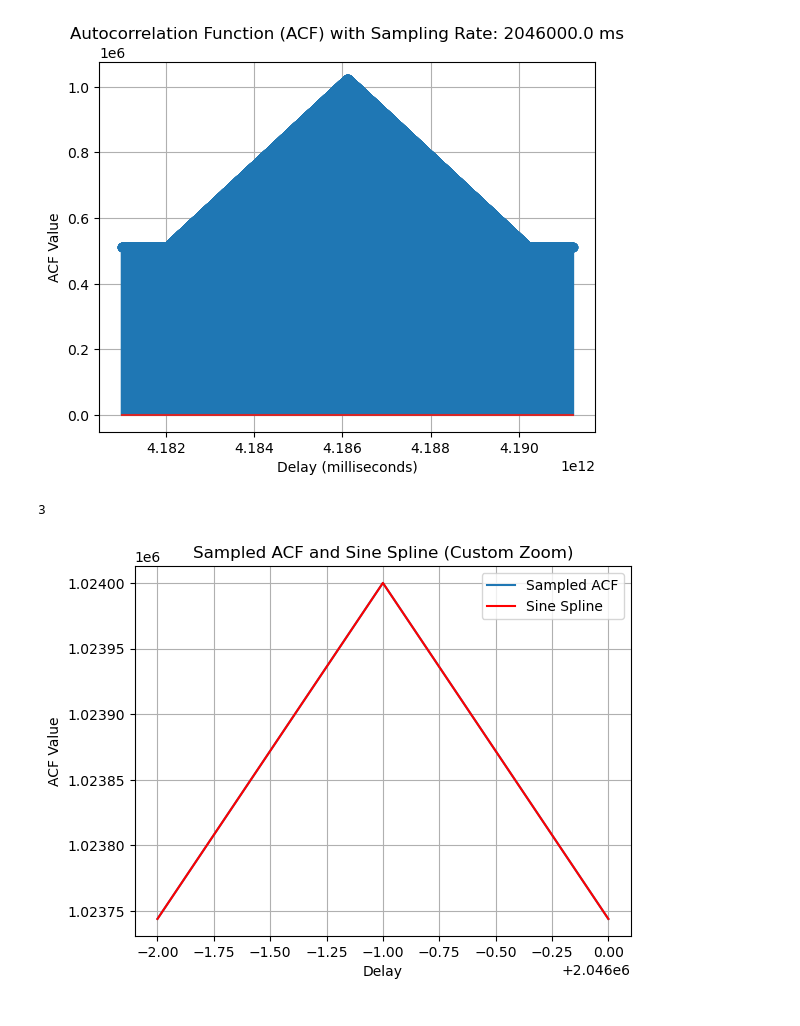
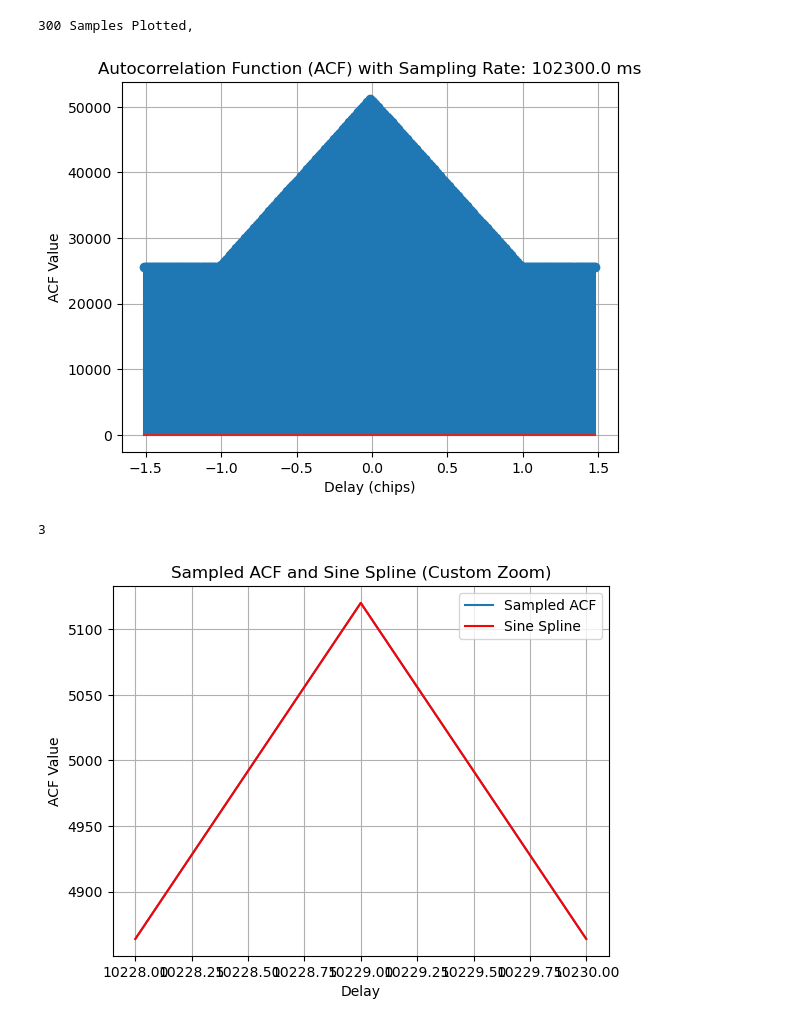
Before and after one commit to lbednarz/Coasing-Problem, a Jupyter notebook: acf_sampling.ipynb, the cells around one changed output. Cells and saved outputs as stored; diff of their text form; code cells hidden in the pictures.

Commit message:
Fixed ACF plotting

```diff
--- a/acf_sampling.ipynb
+++ b/acf_sampling.ipynb
@@ -21,7 +21,8 @@ def sample_sequence(prn_sequence, sampling_rate):
 prn_sequence = sc.PRN(1)
 
 # Sample the PRN sequence at 2 times the PRN chip rate
-sampling_rate = 2 * 1.023e6
+samples_per_chip = 100
+sampling_rate = samples_per_chip * 1.023e3 # this is samples/chip * chips in 1 code period
 sampled_sequence = sample_sequence(prn_sequence, sampling_rate)
 
 # The 'sampled_sequence' now contains the PRN sequence sampled at the desired rate
@@ -44,8 +45,13 @@ def plot_acf(acf, sampling_rate, samples_around_peak=100):
     # Create a range of delays for the plot
     delays = np.arange(start_delay, end_delay)
 
-    plt.stem(delays * sampling_rate, acf[delays], use_line_collection=True)
-    plt.xlabel('Delay (milliseconds)')
+    # Convert the delay values to represent chips instead of samples
+    delays_in_chips = np.arange(start_delay, end_delay) / samples_per_chip - 1023
+
+    print("%i Samples Plotted," % len(delays_in_chips))
+
+    plt.stem(delays_in_chips, acf[delays], use_line_collection=True)
+    plt.xlabel('Delay (chips)')
     plt.ylabel('ACF Value')
     plt.title('Autocorrelation Function (ACF) with Sampling Rate: {} ms'.format(sampling_rate))
     plt.grid(True)
@@ -53,14 +59,15 @@ def plot_acf(acf, sampling_rate, samples_around_peak=100):
 # %%
 # Assuming you have already computed 'sampled_ACF'
 # and you want to save it to a file called 'sampled_ACF.npy'
 np.save('sampled_ACF.npy', sampled_ACF)
 
 # To load the saved array back into your script
 loaded_sampled_ACF = np.load('sampled_ACF.npy')
 
-plot_acf(sampled_ACF, sampling_rate, 5000)
+plot_acf(sampled_ACF, sampling_rate, 300)
 # %% [output]
+300 Samples Plotted,
-[figure, old version]
+[figure, new version]
 # %%
 from scipy.interpolate import UnivariateSpline
 
@@ -115,4 +122,4 @@ num_points_around_peak = 1  # Adjust the number of points as desired
 plot_acf_with_custom_zoom(sampled_ACF, spline, peak_index, num_points_around_peak)
 # %% [output]
 3
-[figure, old version]
+[figure, new version]
```
Also changed, not shown: 3 other files.
